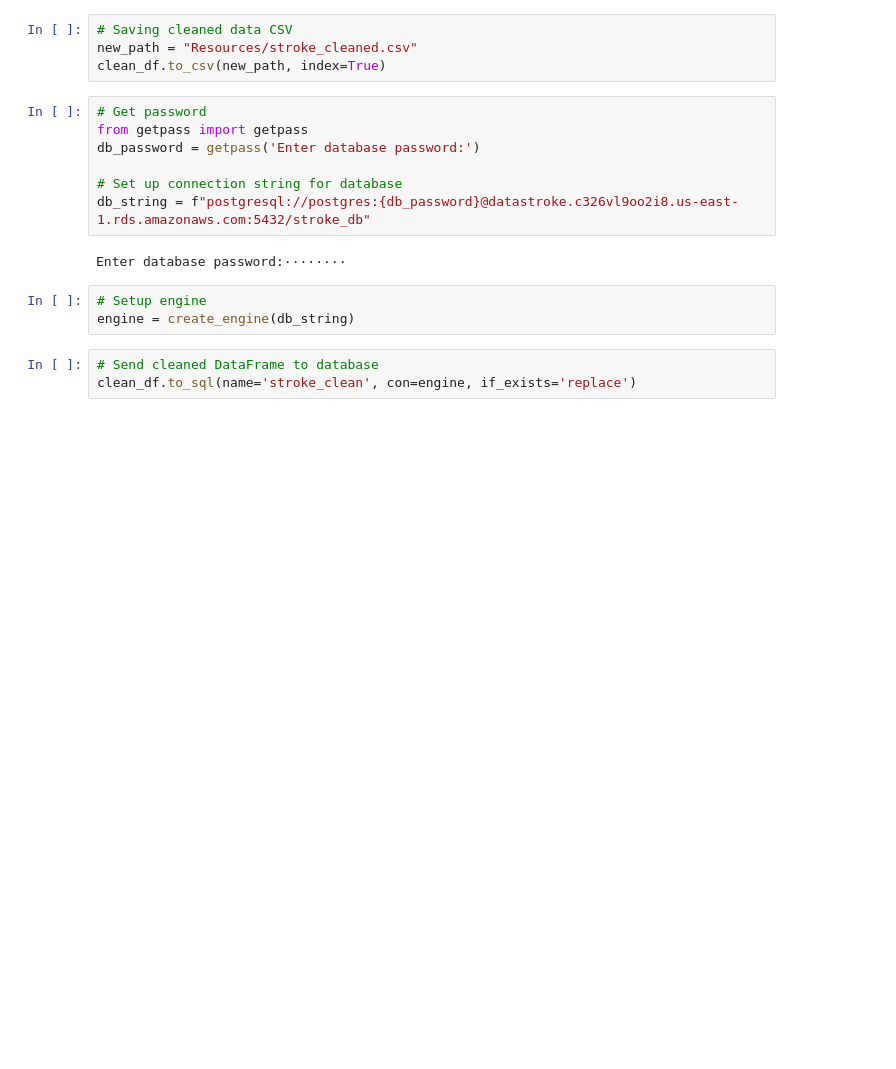
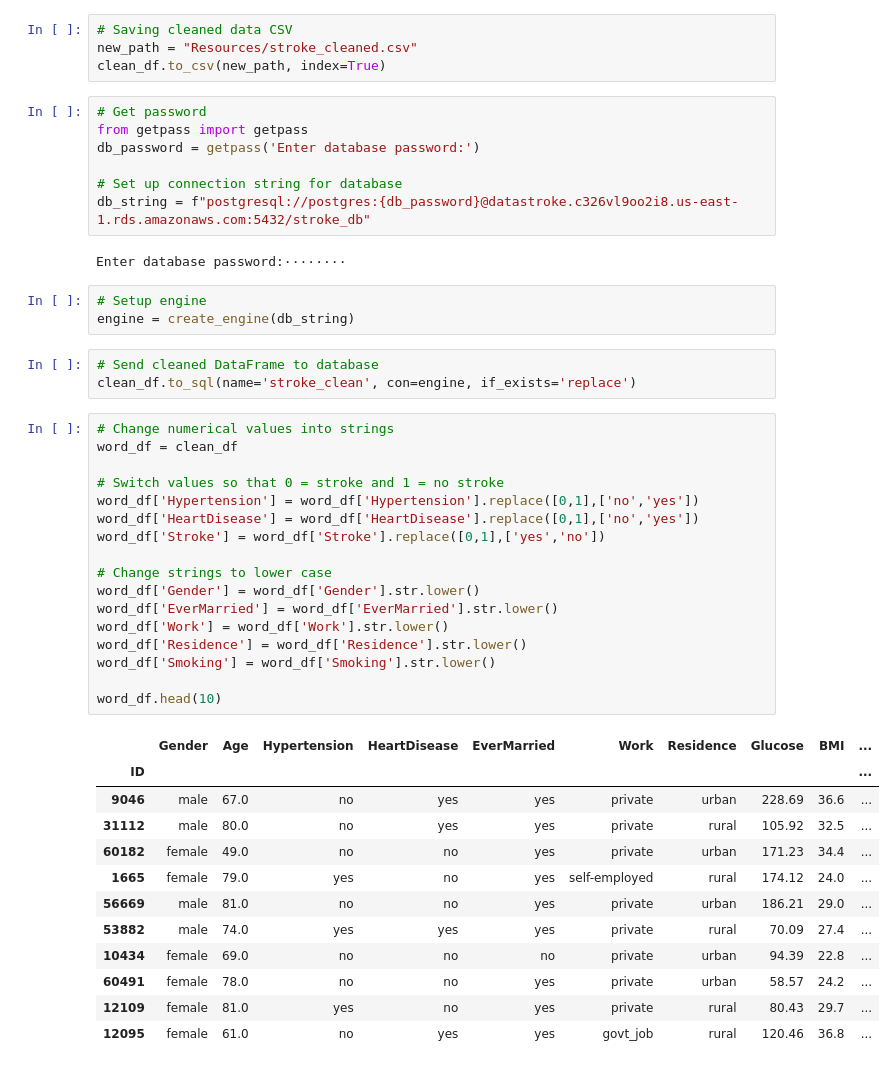
Before and after one commit to Mariapalacio96/Stroke_Prediction, a Jupyter notebook: cleaning.ipynb, the cells around one changed output. Drawn from its saved outputs; the diff is of its cells as text; blank space fills up the shorter version.

```diff
--- a/cleaning.ipynb
+++ b/cleaning.ipynb
@@ -322,3 +322,33 @@ engine = create_engine(db_string)
 # %%
 # Send cleaned DataFrame to database
 clean_df.to_sql(name='stroke_clean', con=engine, if_exists='replace')
+# %%
+# Change numerical values into strings
+word_df = clean_df
+
+# Switch values so that 0 = stroke and 1 = no stroke
+word_df['Hypertension'] = word_df['Hypertension'].replace([0,1],['no','yes'])
+word_df['HeartDisease'] = word_df['HeartDisease'].replace([0,1],['no','yes'])
+word_df['Stroke'] = word_df['Stroke'].replace([0,1],['yes','no'])
+
+# Change strings to lower case
+word_df['Gender'] = word_df['Gender'].str.lower()
+word_df['EverMarried'] = word_df['EverMarried'].str.lower()
+word_df['Work'] = word_df['Work'].str.lower()
+word_df['Residence'] = word_df['Residence'].str.lower()
+word_df['Smoking'] = word_df['Smoking'].str.lower()
+
+word_df.head(10)
+# %% [output]
+|  | Gender | Age | Hypertension | HeartDisease | EverMarried | Work | Residence | Glucose | BMI | ... |
+| ID |  |  |  |  |  |  |  |  |  | ... |
+| 9046 | male | 67.0 | no | yes | yes | private | urban | 228.69 | 36.6 | ... |
+| 31112 | male | 80.0 | no | yes | yes | private | rural | 105.92 | 32.5 | ... |
+| 60182 | female | 49.0 | no | no | yes | private | urban | 171.23 | 34.4 | ... |
+| 1665 | female | 79.0 | yes | no | yes | self-employed | rural | 174.12 | 24.0 | ... |
+| 56669 | male | 81.0 | no | no | yes | private | urban | 186.21 | 29.0 | ... |
+| 53882 | male | 74.0 | yes | yes | yes | private | rural | 70.09 | 27.4 | ... |
+| 10434 | female | 69.0 | no | no | no | private | urban | 94.39 | 22.8 | ... |
+| 60491 | female | 78.0 | no | no | yes | private | urban | 58.57 | 24.2 | ... |
+| 12109 | female | 81.0 | yes | no | yes | private | rural | 80.43 | 29.7 | ... |
+| 12095 | female | 61.0 | no | yes | yes | govt_job | rural | 120.46 | 36.8 | ... |
```
Also changed, not shown: parts of 2 cells of this notebook, 5 other files.
